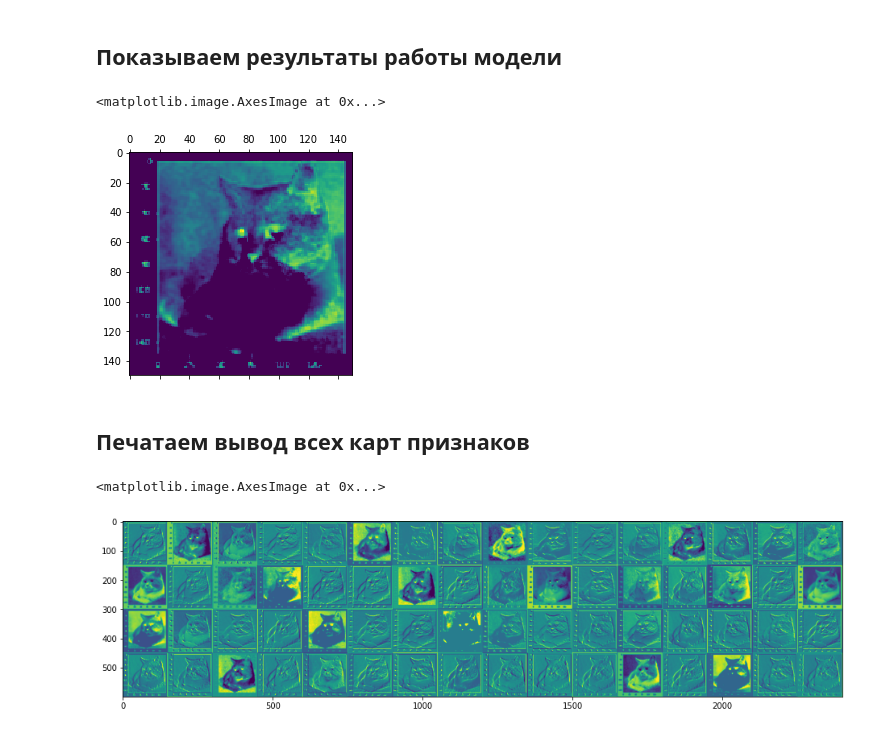
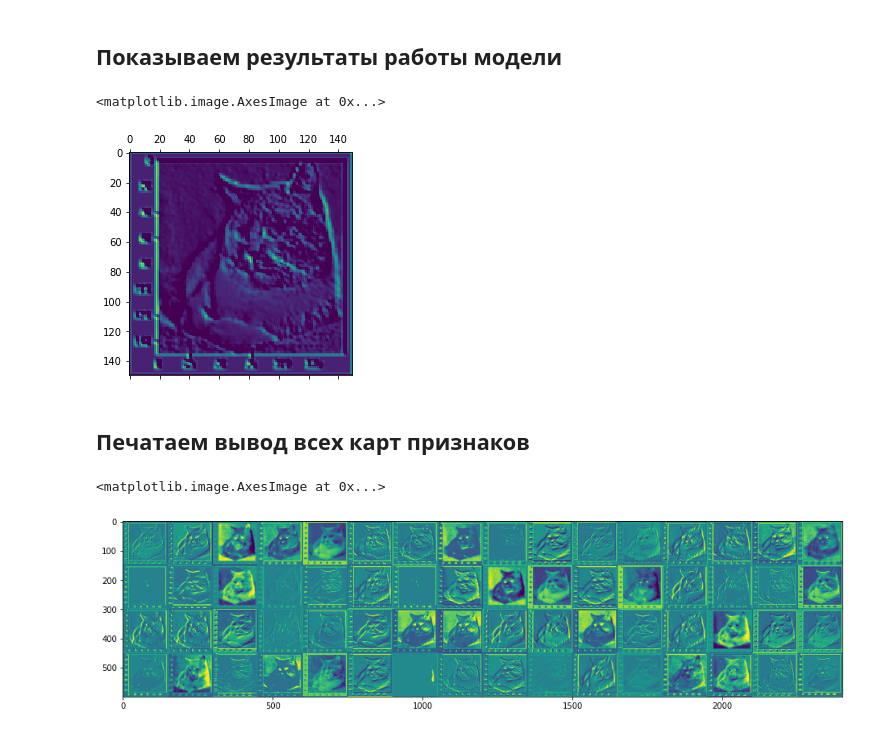
Before and after one commit to vasiliyeskin/MachineLearningExperiences, a Jupyter notebook: transfer_learning/cats_and_dogs_vgg16_visualisationOfCNN.ipynb, the cells around one changed output. Drawn from its saved outputs; the diff is of its cells as text; code cells hidden in the pictures.

```diff
--- a/transfer_learning/cats_and_dogs_vgg16_visualisationOfCNN.ipynb
+++ b/transfer_learning/cats_and_dogs_vgg16_visualisationOfCNN.ipynb
@@ -91,7 +106,7 @@ loaded_model.summary()
 **"Обрезаем" модель на нужном слое**
 # %%
 # Номера сверточных слоев - 0, 3, 6
-activation_model = Model(inputs=vgg16_net.input, outputs=vgg16_net.layers[1].output)
+activation_model = Model(inputs=vgg16_net.input, outputs=vgg16_net.layers[2].output)
 # %%
 activation_model.summary()
 # %% [output]
@@ -120,10 +135,10 @@ print(activation.shape)
 # %% [markdown]
 ## **Показываем результаты работы модели**
 # %%
-plt.matshow(activation[0, :, :, 19], cmap='viridis')
+plt.matshow(activation[0, :, :, 13], cmap='viridis')
 # %% [output]
 <matplotlib.image.AxesImage at 0x...>
-[figure, old version]
+[figure, new version]
 # %% [markdown]
 ## **Печатаем вывод всех карт признаков**
 # %%
@@ -150,4 +165,4 @@ plt.grid(False)
 plt.imshow(display_grid, aspect='auto', cmap='viridis')
 # %% [output]
 <matplotlib.image.AxesImage at 0x...>
-[figure, old version]
+[figure, new version]
```
Also changed, not shown: parts of 9 cells of this notebook.
